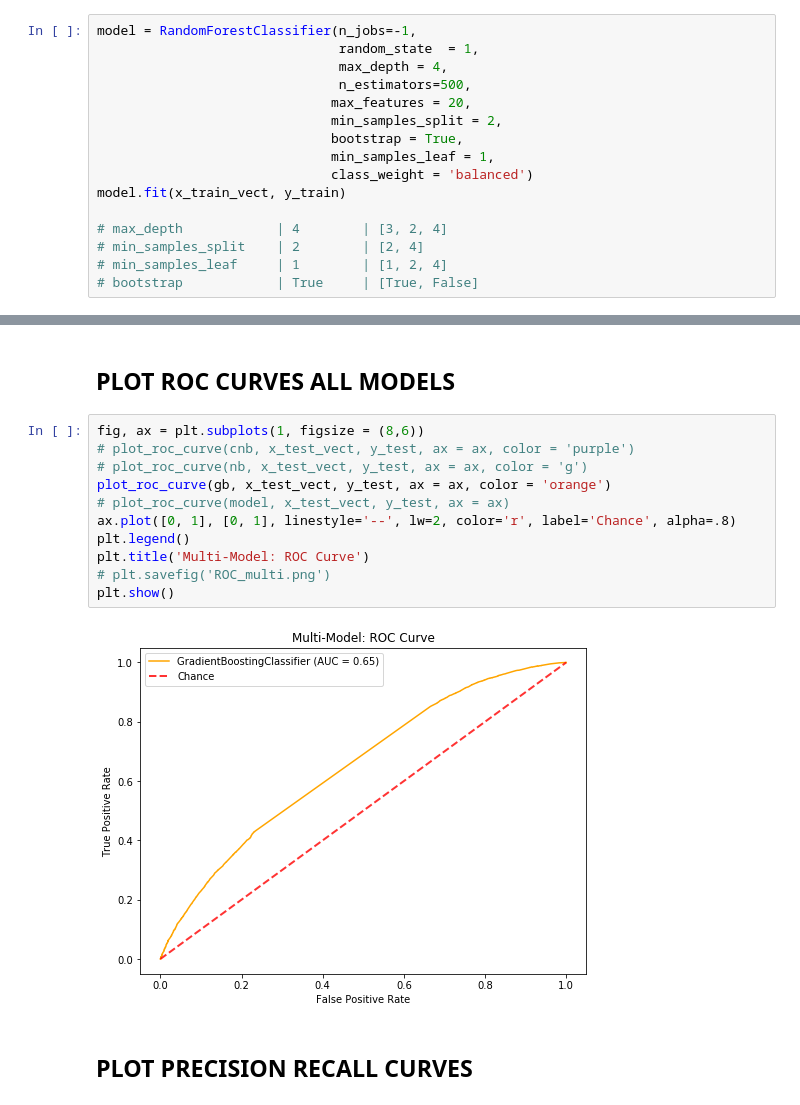
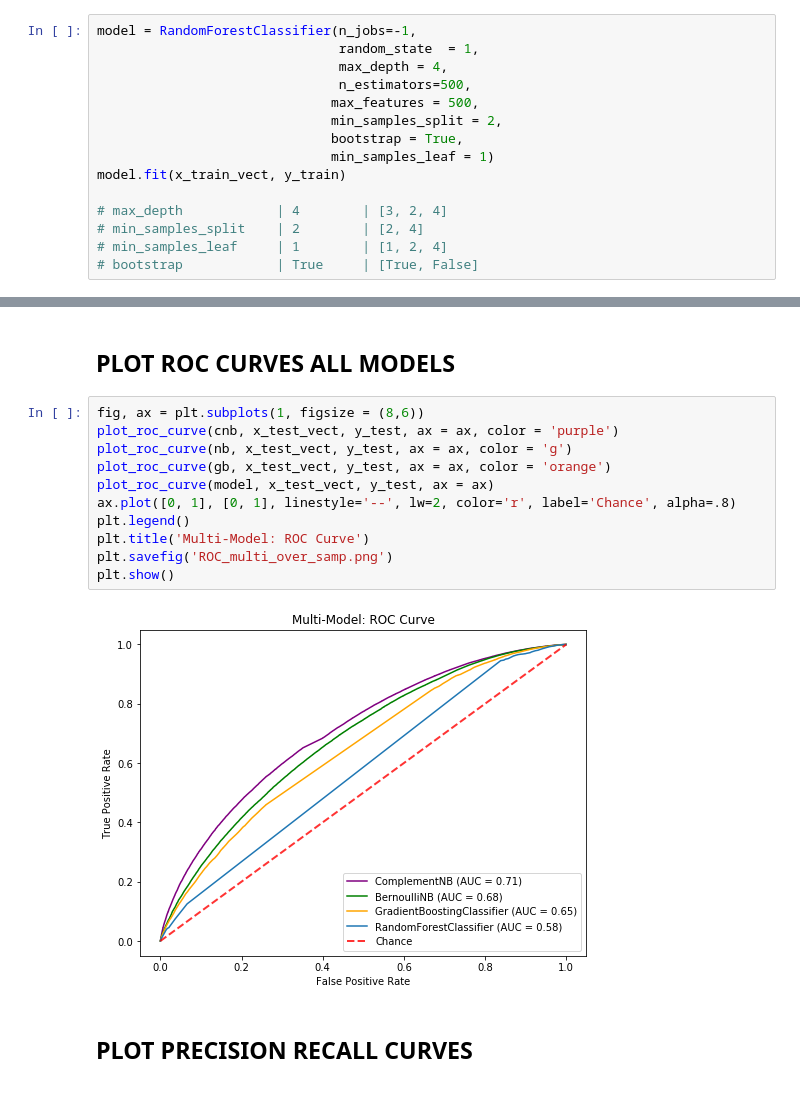
Before and after one commit to hberginc/Capstone2_temp_name, a Jupyter notebook: notebooks/multiple_models.ipynb, the cells around one changed output, grey strips where cells are left out. Cells and saved outputs as stored; diff of their text form.

```diff
--- a/notebooks/multiple_models.ipynb
+++ b/notebooks/multiple_models.ipynb
@@ -191,11 +223,10 @@ model = RandomForestClassifier(n_jobs=-1,
                                random_state  = 1,
                                max_depth = 4,
                                n_estimators=500,
-                              max_features = 20,
+                              max_features = 500,
                               min_samples_split = 2,
                               bootstrap = True,
-                              min_samples_leaf = 1,
-                              class_weight = 'balanced')
+                              min_samples_leaf = 1)
 model.fit(x_train_vect, y_train)
 
 # max_depth            | 4        | [3, 2, 4]
@@ -519,17 +549,17 @@ tn, fp, fn, tp = confusion_matrix([0, 1, 0, 1], [1, 1, 1, 0]).ravel()
 ## PLOT ROC CURVES ALL MODELS
 # %%
 fig, ax = plt.subplots(1, figsize = (8,6))
-# plot_roc_curve(cnb, x_test_vect, y_test, ax = ax, color = 'purple')
-# plot_roc_curve(nb, x_test_vect, y_test, ax = ax, color = 'g')
+plot_roc_curve(cnb, x_test_vect, y_test, ax = ax, color = 'purple')
+plot_roc_curve(nb, x_test_vect, y_test, ax = ax, color = 'g')
 plot_roc_curve(gb, x_test_vect, y_test, ax = ax, color = 'orange')
-# plot_roc_curve(model, x_test_vect, y_test, ax = ax)
+plot_roc_curve(model, x_test_vect, y_test, ax = ax)
 ax.plot([0, 1], [0, 1], linestyle='--', lw=2, color='r', label='Chance', alpha=.8)
 plt.legend()
 plt.title('Multi-Model: ROC Curve')
-# plt.savefig('ROC_multi.png')
+plt.savefig('ROC_multi_over_samp.png')
 plt.show()
 # %% [output]
-[figure, old version]
+[figure, new version]
 # %% [markdown]
 ## PLOT PRECISION RECALL CURVES
 # %%
```
Also changed, not shown: parts of 36 cells of this notebook, 10 other files.
